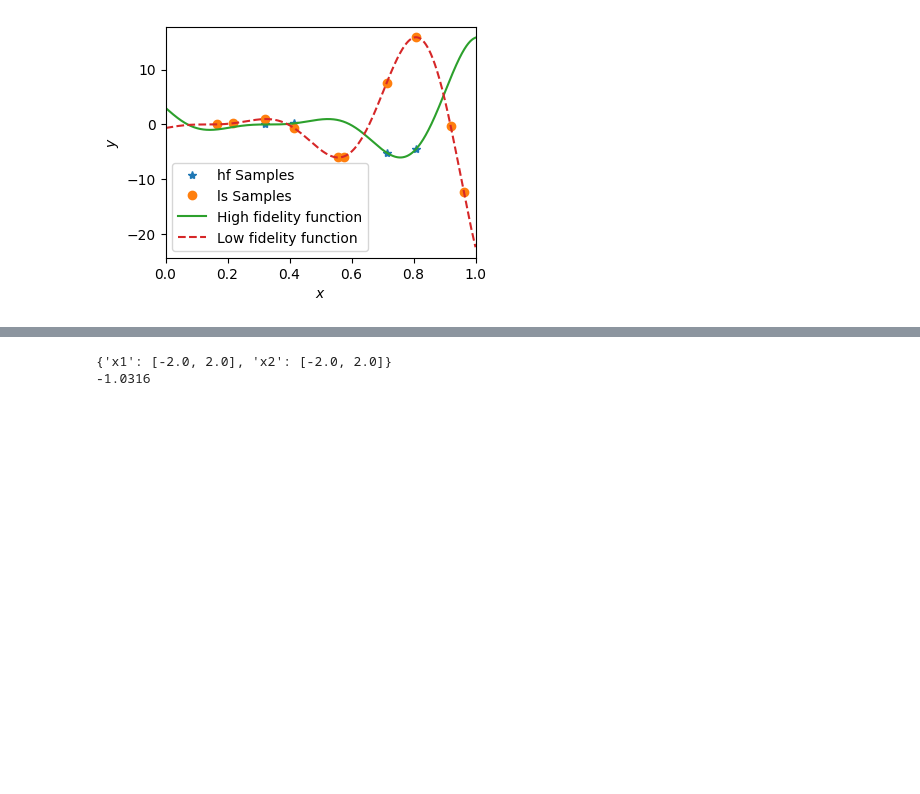
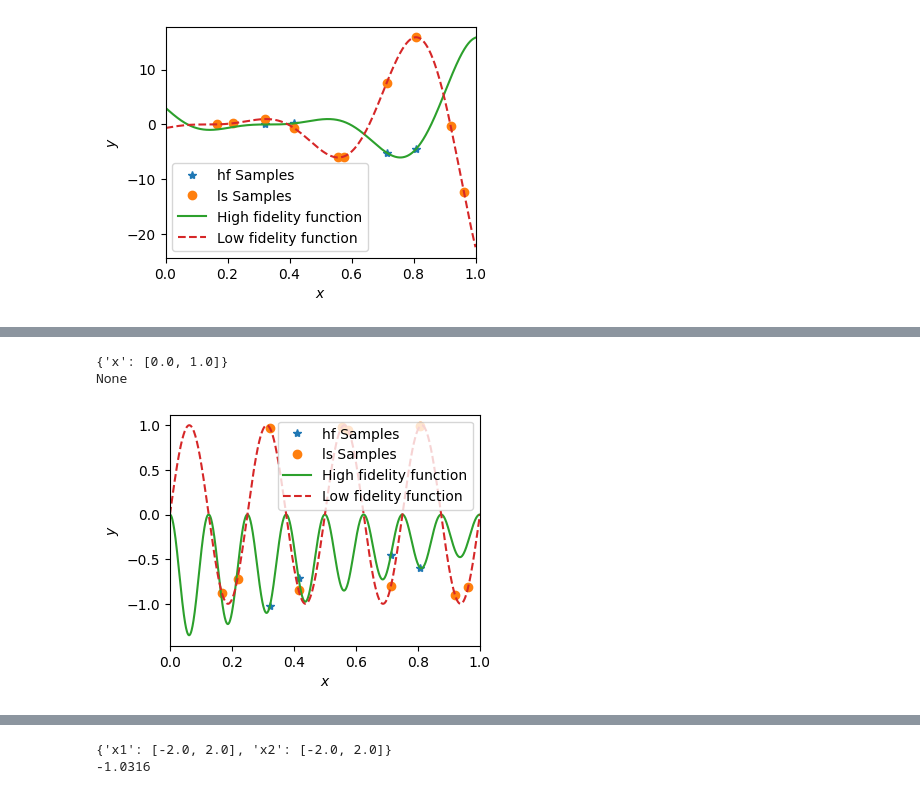
Before and after one commit to JiaxiangYi96/mfpml, a Jupyter notebook: tutorials/functions.ipynb, the cells around one changed output, grey strips where cells are left out. Saved outputs shown, nothing was run; the diff lists cells and outputs as text; code cells hidden in the pictures; blank space fills up the shorter version.

```diff
--- a/tutorials/functions.ipynb
+++ b/tutorials/functions.ipynb
@@ -104,0 +123,20 @@ plot_mf_sampling(
+# %%
+# test functions
+from mfpml.problems.multifidelity_functions import ContinuousNonlinearCorrelation1D
+
+function = ContinuousNonlinearCorrelation1D(num_dim=1)
+# design space
+design_space = function.design_space
+best_value = function.optimum
+sample_y = {}
+sample_y["hf"] = function.hf(samples["hf"])
+sample_y["lf"] = function.lf(samples["lf"])
+print(design_space)
+print(best_value)
+plot_mf_sampling(
+    samples=samples, responses=sample_y, function=function, figsize=(4, 3)
+)
+# %% [output]
+{'x': [0.0, 1.0]}
+None
+[figure, added]
```
Also changed, not shown: parts of 13 cells of this notebook, 19 other files.
